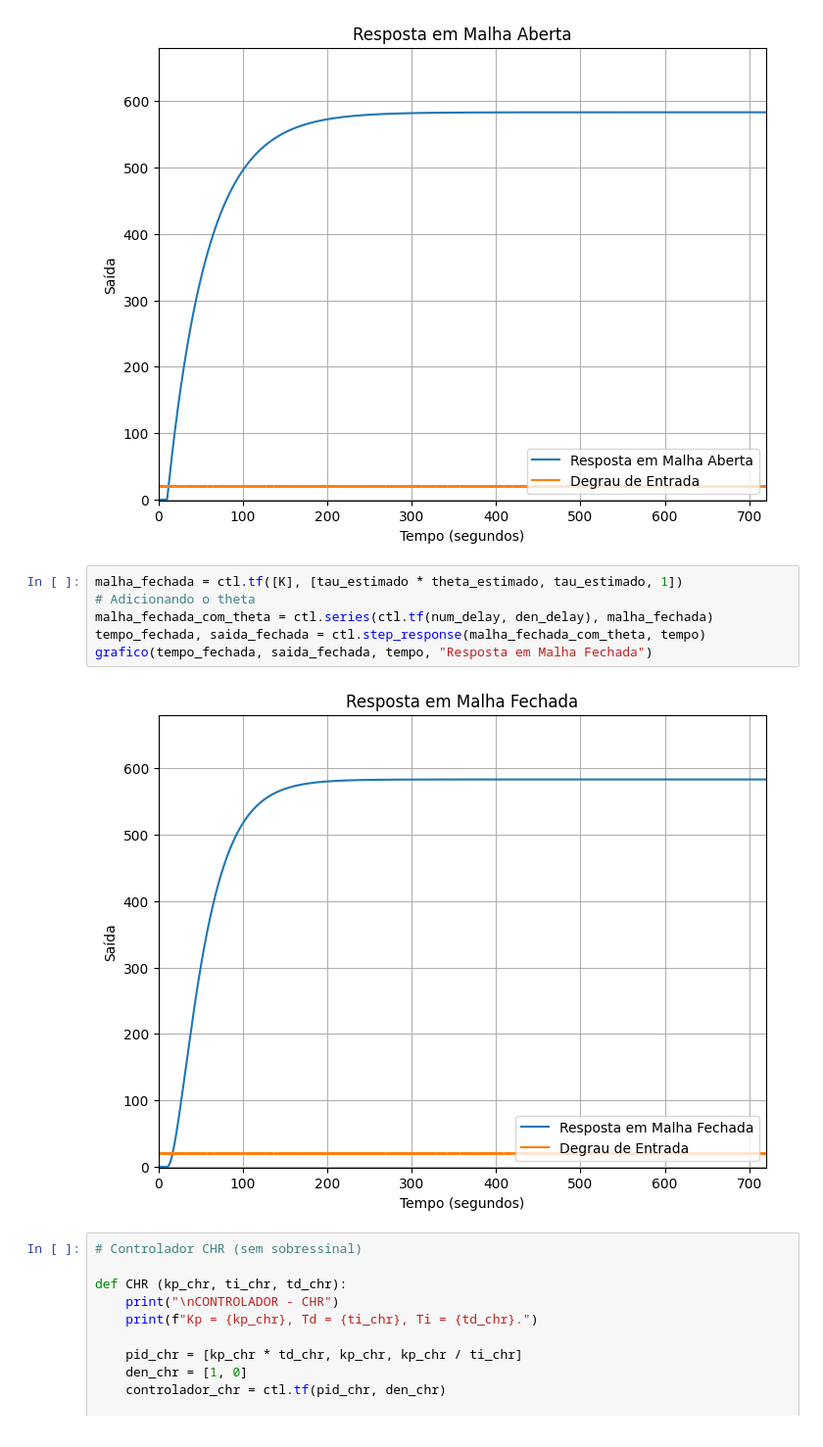
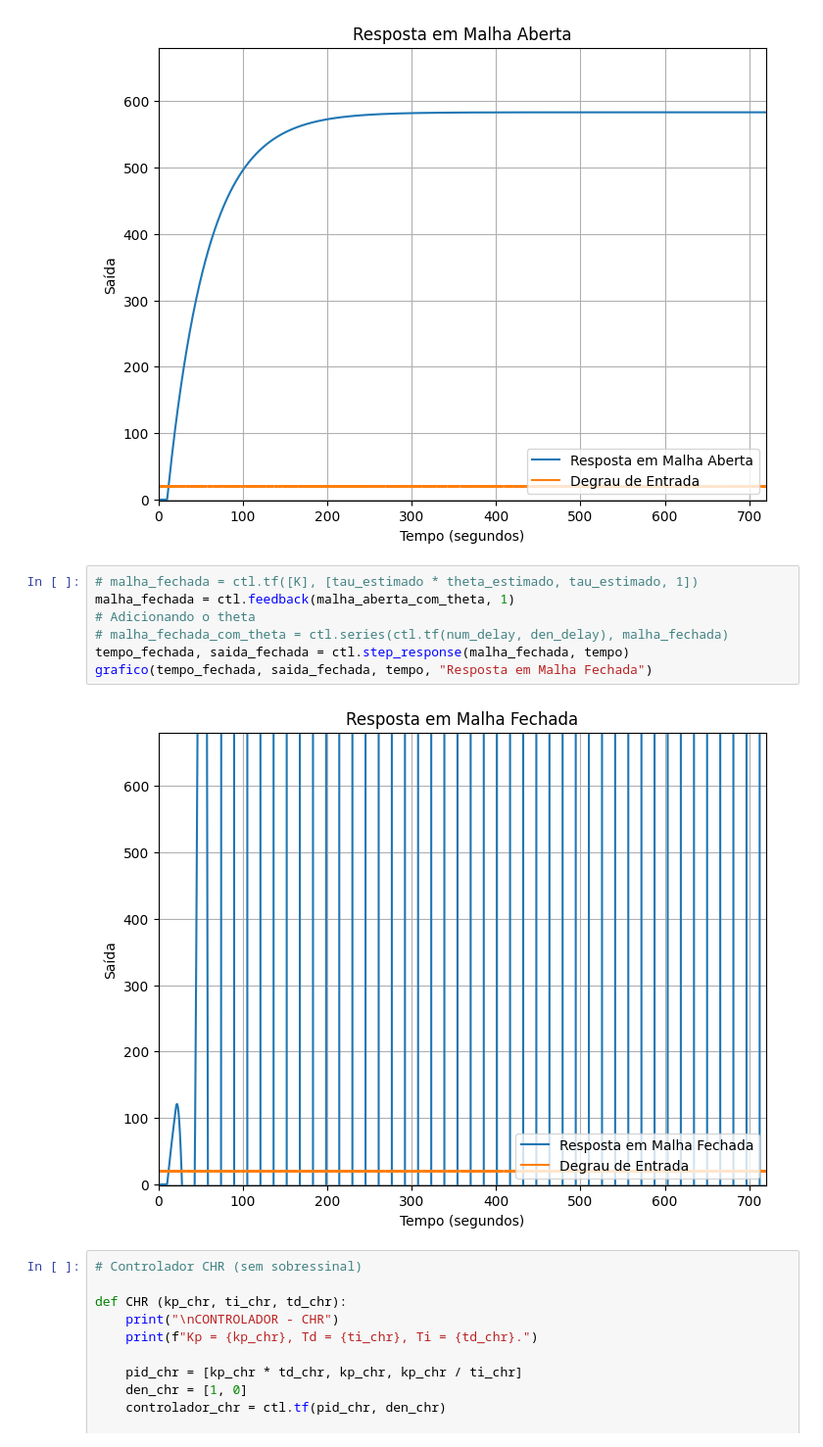
Before and after one commit to matheusAFONSECA/C213-trabalho-1, a Jupyter notebook: notebooks/main.ipynb, the cells around one changed output. Shown: that part at 98% size. Cells and saved outputs as stored; diff of their text form.

```diff
--- a/notebooks/main.ipynb
+++ b/notebooks/main.ipynb
@@ -122,13 +122,14 @@ grafico(tempo_aberta, saida_aberta, tempo, "Resposta em Malha Aberta")
 # %% [output]
 [figure]
 # %%
-malha_fechada = ctl.tf([K], [tau_estimado * theta_estimado, tau_estimado, 1])
+# malha_fechada = ctl.tf([K], [tau_estimado * theta_estimado, tau_estimado, 1])
+malha_fechada = ctl.feedback(malha_aberta_com_theta, 1)
 # Adicionando o theta
-malha_fechada_com_theta = ctl.series(ctl.tf(num_delay, den_delay), malha_fechada)
-tempo_fechada, saida_fechada = ctl.step_response(malha_fechada_com_theta, tempo)
+# malha_fechada_com_theta = ctl.series(ctl.tf(num_delay, den_delay), malha_fechada)
+tempo_fechada, saida_fechada = ctl.step_response(malha_fechada, tempo)
 grafico(tempo_fechada, saida_fechada, tempo, "Resposta em Malha Fechada")
 # %% [output]
-[figure, old version]
+[figure, new version]
 # %%
 # Controlador CHR (sem sobressinal)
 
```
Also changed, not shown: 7 other files.
